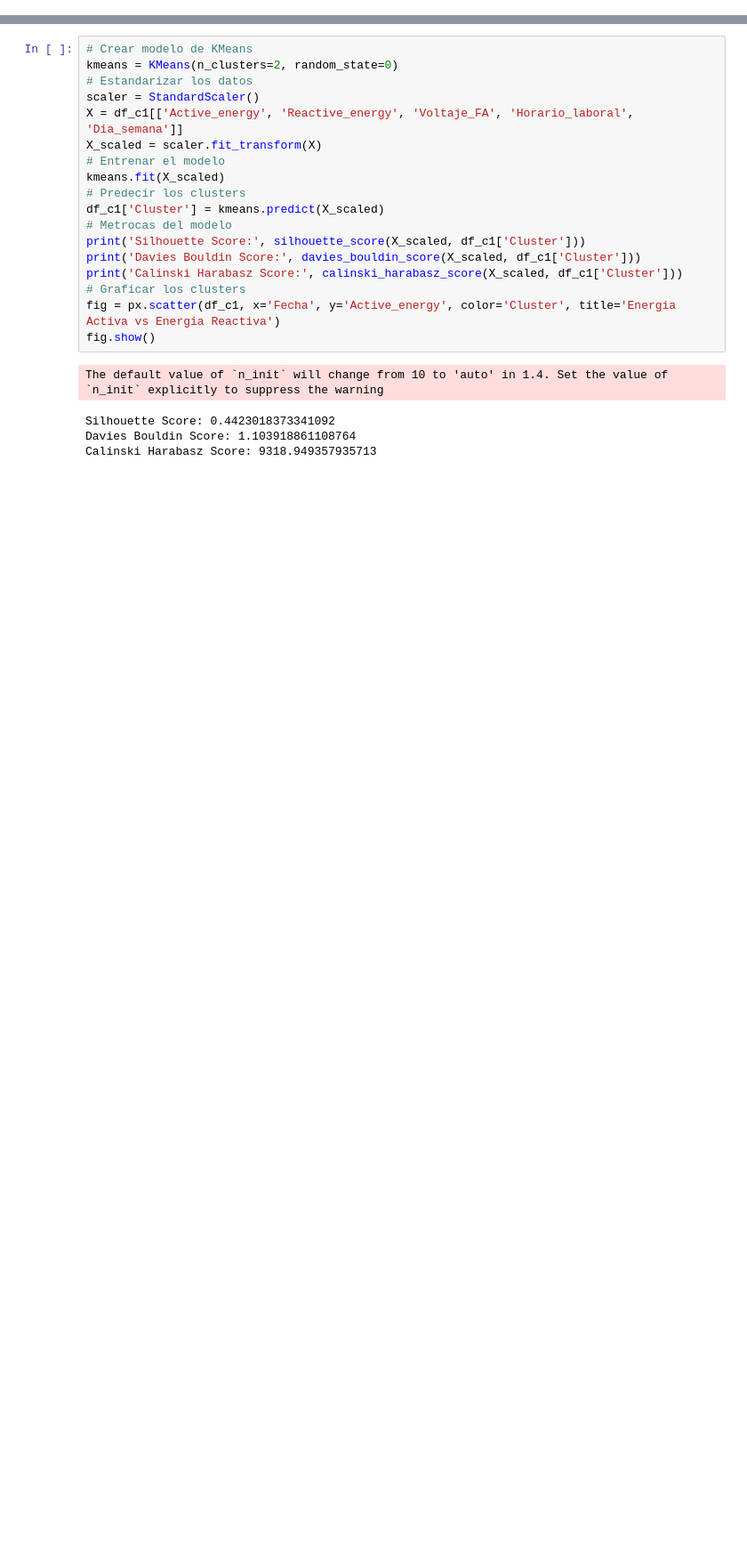
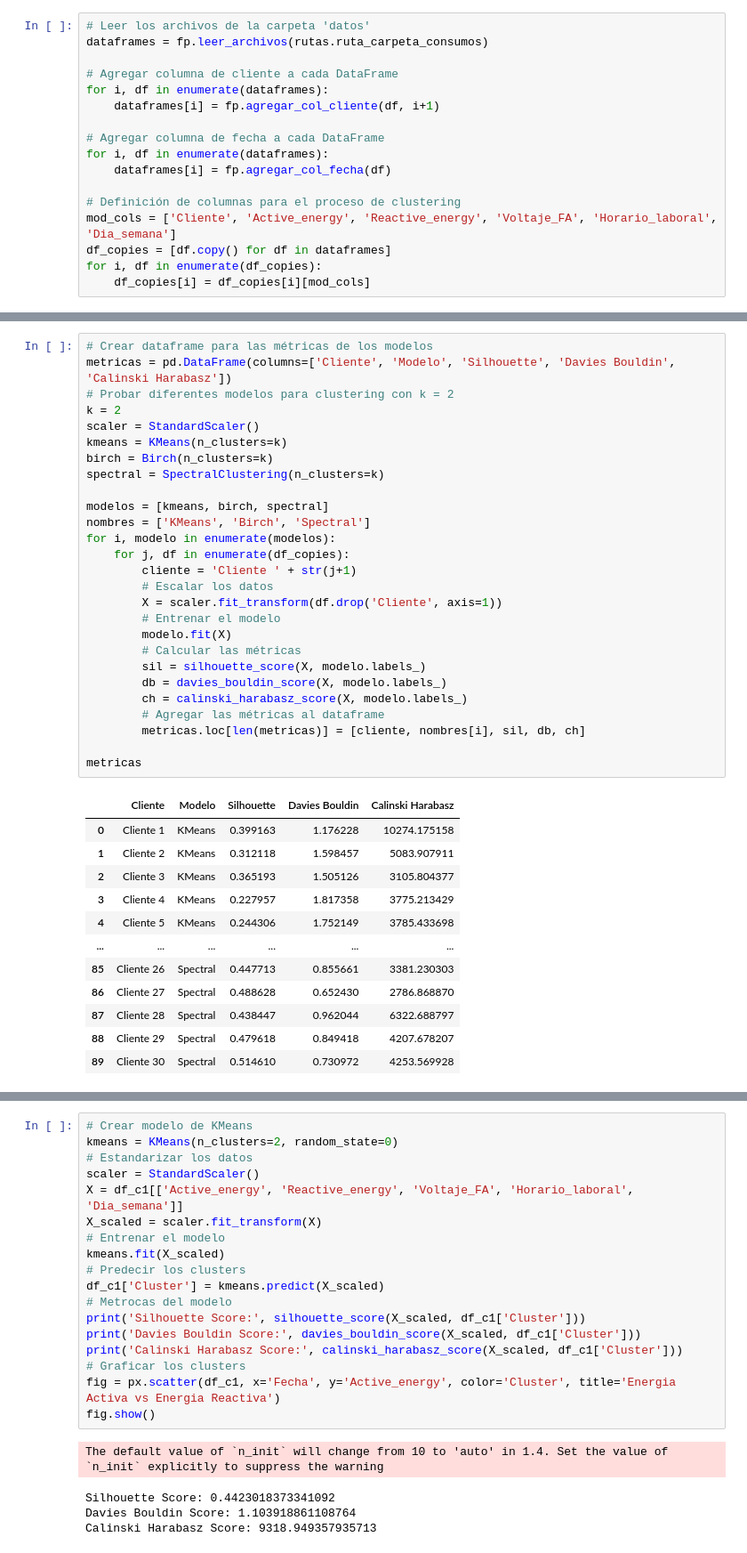
Before and after one commit to ggomez1803/ElectroDunas, a Jupyter notebook: Exploracion_preprocesamiento.ipynb, the cells around one changed output, grey strips where cells are left out. Shown at 89% size. Saved outputs shown, nothing was run; the diff lists cells and outputs as text; blank space fills up the shorter version.

```diff
--- a/Exploracion_preprocesamiento.ipynb
+++ b/Exploracion_preprocesamiento.ipynb
@@ -56,0 +38,17 @@ fig.show()
+# %%
+# Leer los archivos de la carpeta 'datos'
+dataframes = fp.leer_archivos(rutas.ruta_carpeta_consumos)
+
+# Agregar columna de cliente a cada DataFrame
+for i, df in enumerate(dataframes):
+    dataframes[i] = fp.agregar_col_cliente(df, i+1)
+
+# Agregar columna de fecha a cada DataFrame
+for i, df in enumerate(dataframes):
+    dataframes[i] = fp.agregar_col_fecha(df)
+
+# Definición de columnas para el proceso de clustering
+mod_cols = ['Cliente', 'Active_energy', 'Reactive_energy', 'Voltaje_FA', 'Horario_laboral', 'Dia_semana']
+df_copies = [df.copy() for df in dataframes]
+for i, df in enumerate(df_copies):
+    df_copies[i] = df_copies[i][mod_cols]
@@ -56,0 +57,40 @@ fig.show()
+# %%
+# Crear dataframe para las métricas de los modelos
+metricas = pd.DataFrame(columns=['Cliente', 'Modelo', 'Silhouette', 'Davies Bouldin', 'Calinski Harabasz'])
+# Probar diferentes modelos para clustering con k = 2
+k = 2
+scaler = StandardScaler()
+kmeans = KMeans(n_clusters=k)
+birch = Birch(n_clusters=k)
+spectral = SpectralClustering(n_clusters=k)
+
+modelos = [kmeans, birch, spectral]
+nombres = ['KMeans', 'Birch', 'Spectral']
+for i, modelo in enumerate(modelos):
+    for j, df in enumerate(df_copies):
+        cliente = 'Cliente ' + str(j+1)
+        # Escalar los datos
+        X = scaler.fit_transform(df.drop('Cliente', axis=1))
+        # Entrenar el modelo
+        modelo.fit(X)
+        # Calcular las métricas
+        sil = silhouette_score(X, modelo.labels_)
+        db = davies_bouldin_score(X, modelo.labels_)
+        ch = calinski_harabasz_score(X, modelo.labels_)
+        # Agregar las métricas al dataframe
+        metricas.loc[len(metricas)] = [cliente, nombres[i], sil, db, ch]
+
+metricas
+# %% [output]
+|  | Cliente | Modelo | Silhouette | Davies Bouldin | Calinski Harabasz |
+| 0 | Cliente 1 | KMeans | 0.399163 | 1.176228 | 10274.175158 |
+| 1 | Cliente 2 | KMeans | 0.312118 | 1.598457 | 5083.907911 |
+| 2 | Cliente 3 | KMeans | 0.365193 | 1.505126 | 3105.804377 |
+| 3 | Cliente 4 | KMeans | 0.227957 | 1.817358 | 3775.213429 |
+| 4 | Cliente 5 | KMeans | 0.244306 | 1.752149 | 3785.433698 |
+| ... | ... | ... | ... | ... | ... |
+| 85 | Cliente 26 | Spectral | 0.447713 | 0.855661 | 3381.230303 |
+| 86 | Cliente 27 | Spectral | 0.488628 | 0.652430 | 2786.868870 |
+| 87 | Cliente 28 | Spectral | 0.438447 | 0.962044 | 6322.688797 |
+| 88 | Cliente 29 | Spectral | 0.479618 | 0.849418 | 4207.678207 |
+| 89 | Cliente 30 | Spectral | 0.514610 | 0.730972 | 4253.569928 |
```
Also changed, not shown: parts of 16 cells of this notebook, 3 other files.
